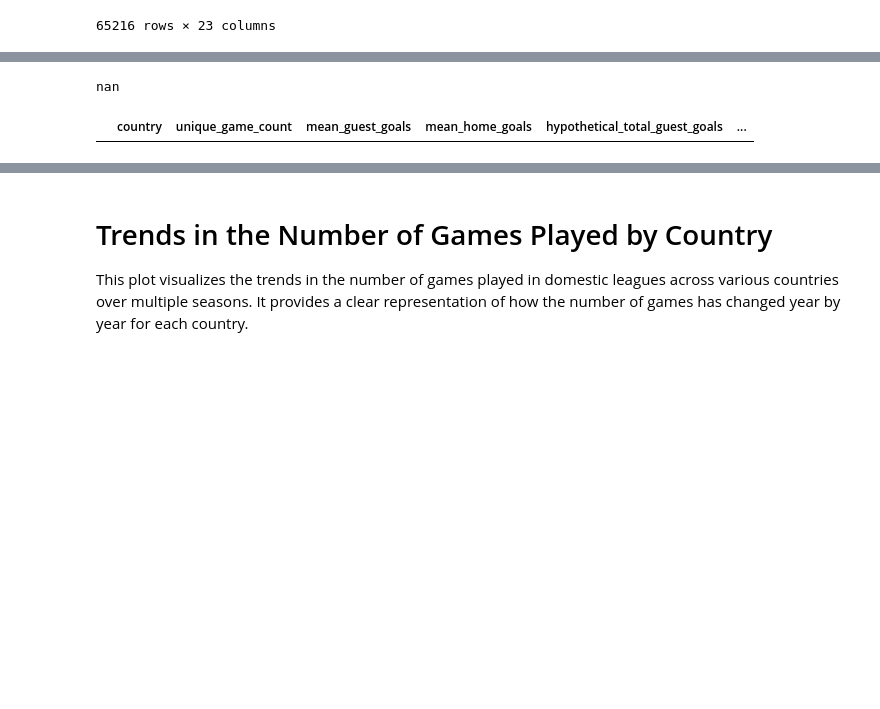
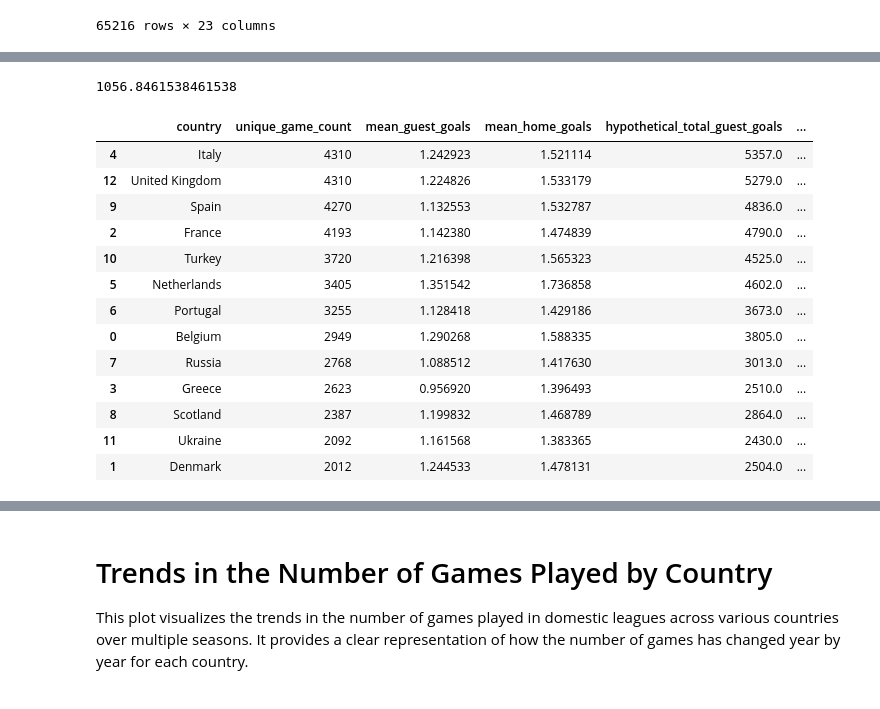
Before and after one commit to B-u-b-y/Jupiter-Notebooks, a Jupyter notebook: notebooks/games.ipynb, the cells around one changed output, grey strips where cells are left out. Saved outputs shown, nothing was run; the diff lists cells and outputs as text; code cells hidden in the pictures; blank space fills up the shorter version.

```diff
--- a/notebooks/games.ipynb
+++ b/notebooks/games.ipynb
@@ -379,29 +388,42 @@ This section contains two visualizations representing the total guest goals scor
 Let's see how many domestic competitions are in the dataset and what's the mean of each competition's guest goals
 # %%
 # Filter the DataFrame to include only domestic competitions
-domestic_competitions_df = df[df['competition_type'] == 'domestic_league']
+domestic_competitions_df = df[df['competition_type'] == 'DOMESTIC LEAGUE']
 
 # Count the number of unique game_id for each country and the mean of away_club_goals for each competition
 competitions_summary = domestic_competitions_df.groupby('country').agg(
     unique_game_count=('game_id', 'nunique'),          # Count unique game_id
     mean_guest_goals=('away_club_goals', 'mean'),     # Calculate mean guest goals
     mean_home_goals=('home_club_goals', 'mean')        # Calculate mean home goals
 ).reset_index()
 
 # Sort by unique_game_count in descending order
 competitions_summary.sort_values(by='unique_game_count', ascending=False, inplace=True)
 
 # Create new columns for hypothetical total goals by multiplying unique_game_count and mean_guest_goals
 competitions_summary['hypothetical_total_guest_goals'] = competitions_summary['unique_game_count'] * competitions_summary['mean_guest_goals']
 competitions_summary['hypothetical_total_home_goals'] = competitions_summary['unique_game_count'] * competitions_summary['mean_home_goals']
 
 difference_home_guest = competitions_summary['hypothetical_total_home_goals'] - competitions_summary['hypothetical_total_guest_goals']
 
 competitions_summary['difference_home_guest'] = difference_home_guest
 print(competitions_summary['difference_home_guest'].mean())
 # Display the result
 competitions_summary
 # %% [output]
-nan
+1056.8461538461538
 |  | country | unique_game_count | mean_guest_goals | mean_home_goals | hypothetical_total_guest_goals | ... |
+| 4 | Italy | 4310 | 1.242923 | 1.521114 | 5357.0 | ... |
+| 12 | United Kingdom | 4310 | 1.224826 | 1.533179 | 5279.0 | ... |
+| 9 | Spain | 4270 | 1.132553 | 1.532787 | 4836.0 | ... |
+| 2 | France | 4193 | 1.142380 | 1.474839 | 4790.0 | ... |
+| 10 | Turkey | 3720 | 1.216398 | 1.565323 | 4525.0 | ... |
+| 5 | Netherlands | 3405 | 1.351542 | 1.736858 | 4602.0 | ... |
+| 6 | Portugal | 3255 | 1.128418 | 1.429186 | 3673.0 | ... |
+| 0 | Belgium | 2949 | 1.290268 | 1.588335 | 3805.0 | ... |
+| 7 | Russia | 2768 | 1.088512 | 1.417630 | 3013.0 | ... |
+| 3 | Greece | 2623 | 0.956920 | 1.396493 | 2510.0 | ... |
+| 8 | Scotland | 2387 | 1.199832 | 1.468789 | 2864.0 | ... |
+| 11 | Ukraine | 2092 | 1.161568 | 1.383365 | 2430.0 | ... |
+| 1 | Denmark | 2012 | 1.244533 | 1.478131 | 2504.0 | ... |
 # %% [markdown]
```
Also changed, not shown: parts of 4 cells of this notebook, 1 other file.
